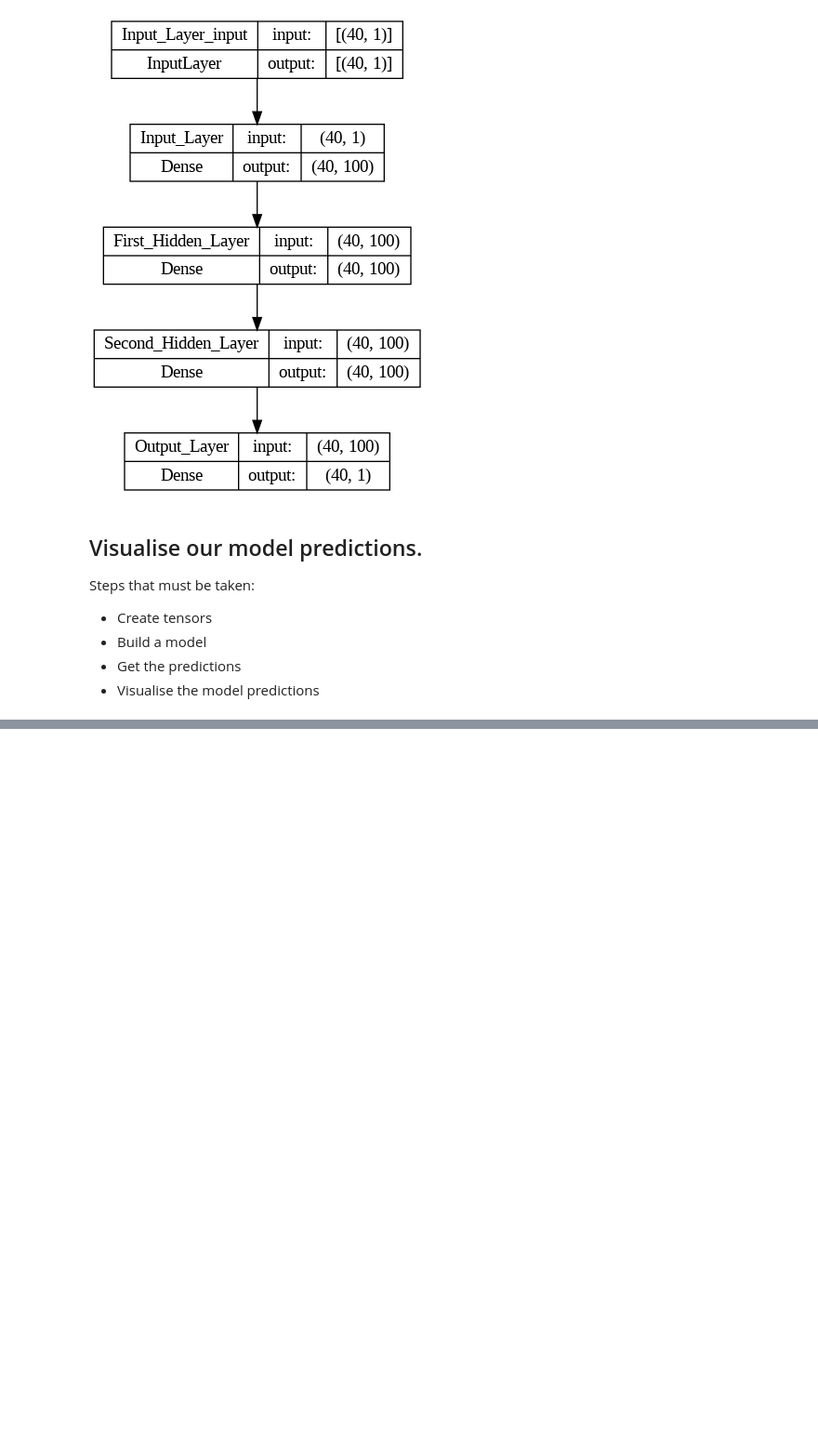
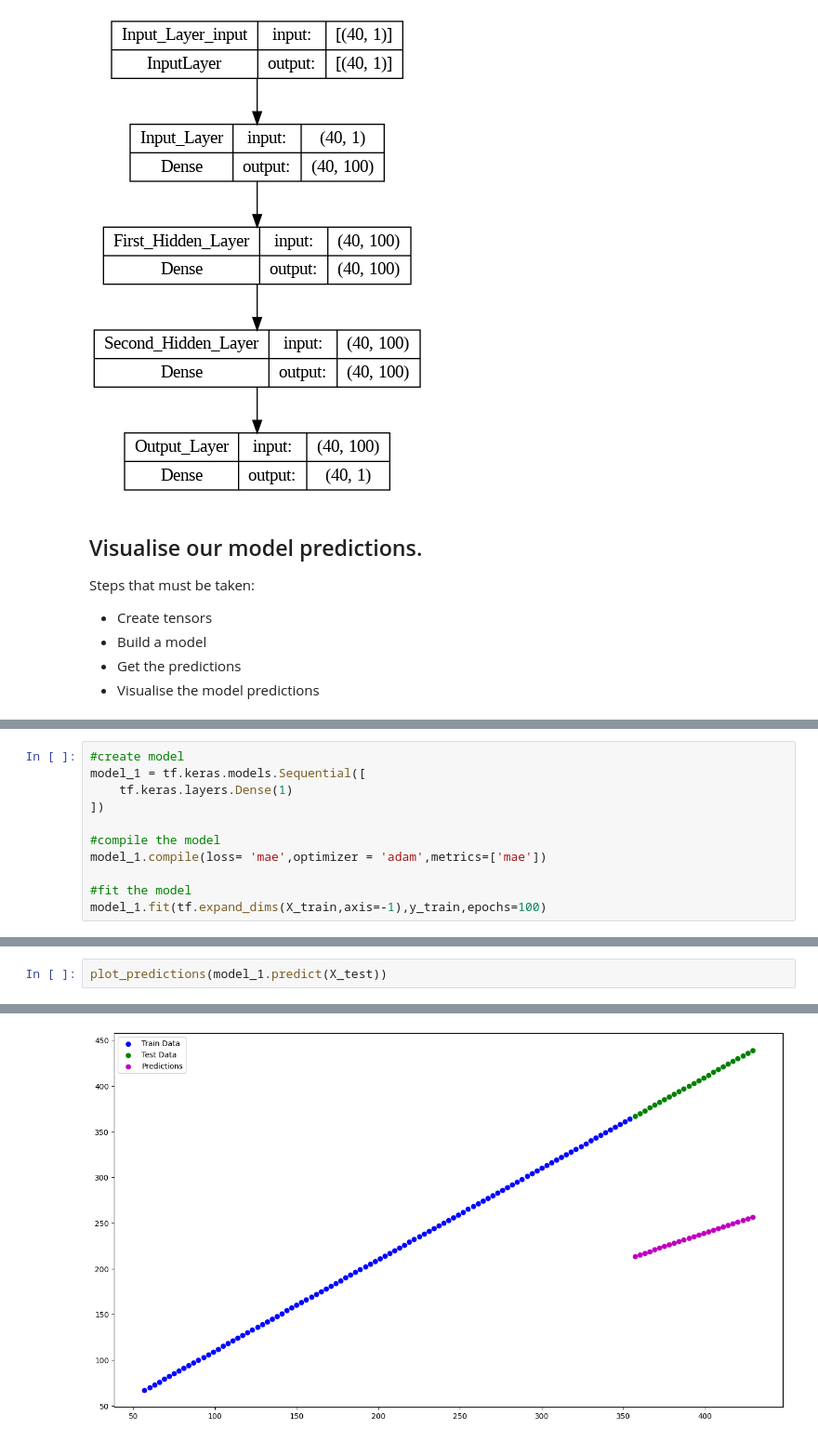
Before and after one commit to hasanzeynal/TensorFlow-Developer-Certificate, a Jupyter notebook: 01_Neural_Network_Regression_in_TensorFlow/neural_network_regression_in_tensorflow.ipynb, the cells around one changed output, grey strips where cells are left out. Shown at 93% size. Saved outputs shown, nothing was run; the diff lists cells and outputs as text; blank space fills up the shorter version.

```diff
--- a/01_Neural_Network_Regression_in_TensorFlow/neural_network_regression_in_tensorflow.ipynb
+++ b/01_Neural_Network_Regression_in_TensorFlow/neural_network_regression_in_tensorflow.ipynb
@@ -473,0 +521,11 @@ plot_predictions()
+# %%
+#create model
+model_1 = tf.keras.models.Sequential([
+    tf.keras.layers.Dense(1)
+])
+
+#compile the model
+model_1.compile(loss= 'mae',optimizer = 'adam',metrics=['mae'])
+
+#fit the model
+model_1.fit(tf.expand_dims(X_train,axis=-1),y_train,epochs=100)
@@ -473,0 +551,3 @@ plot_predictions()
+# %%
+plot_predictions(model_1.predict(X_test))
+# %% [output]
@@ -473,0 +556 @@ plot_predictions()
+[figure, added]
```
Also changed, not shown: parts of 35 cells of this notebook.
